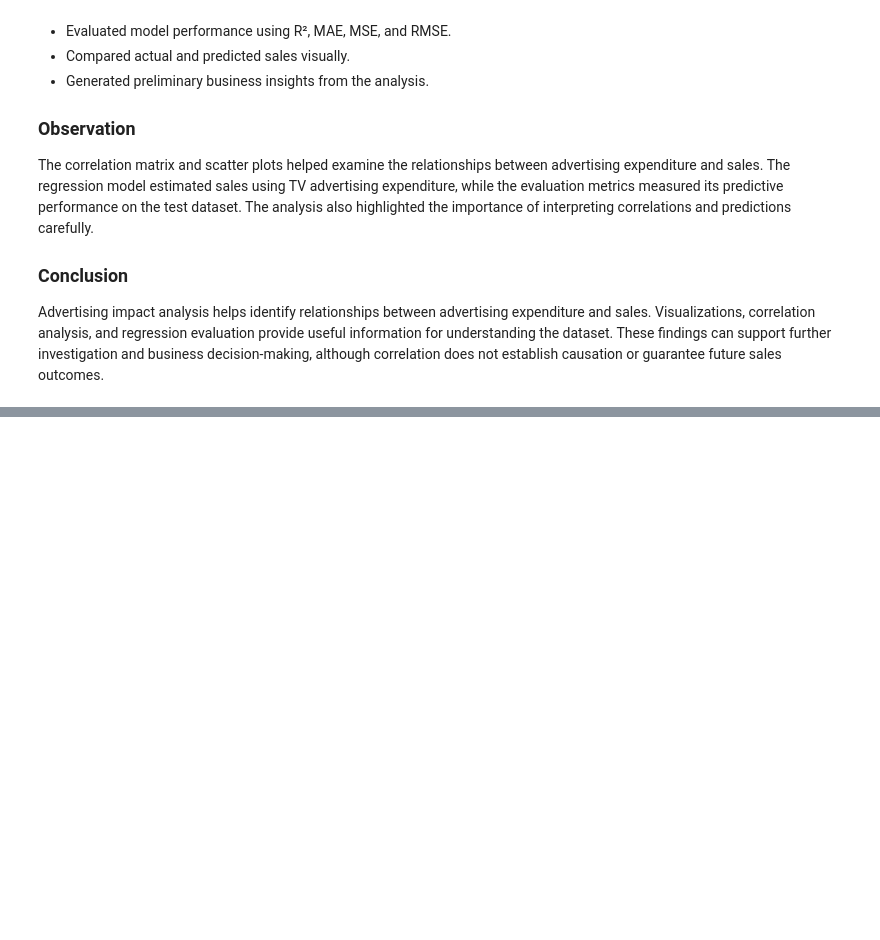
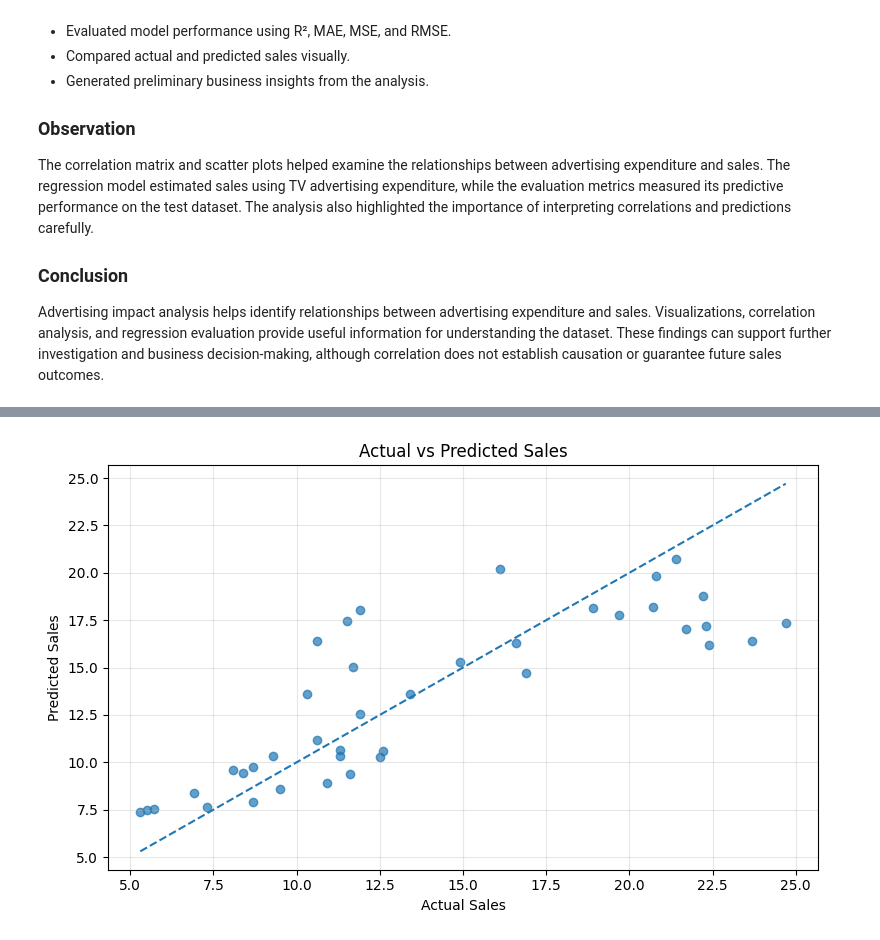
Before and after one commit to shreeshreeya69-crypto/simple-linear-regression-ybi, a Jupyter notebook: Simple_Linear_Regression_YBI.ipynb, the cells around one changed output, grey strips where cells are left out. Saved outputs shown, nothing was run; the diff lists cells and outputs as text; code cells hidden in the pictures; blank space fills up the shorter version.

```diff
--- a/Simple_Linear_Regression_YBI.ipynb
+++ b/Simple_Linear_Regression_YBI.ipynb
@@ -4287,0 +4409,23 @@ Advertising impact analysis helps identify relationships between advertising exp
+# %%
+plt.figure(figsize=(8, 5))
+
+plt.scatter(y_test, predictions, alpha=0.7)
+
+min_value = min(y_test.min(), predictions.min())
+max_value = max(y_test.max(), predictions.max())
+
+plt.plot(
+    [min_value, max_value],
+    [min_value, max_value],
+    linestyle='--'
+)
+
+plt.xlabel("Actual Sales")
+plt.ylabel("Predicted Sales")
+plt.title("Actual vs Predicted Sales")
+
+plt.grid(alpha=0.3)
+plt.tight_layout()
+plt.show()
+# %% [output]
+[figure, added]
```
Also changed, not shown: parts of 10 cells of this notebook.
